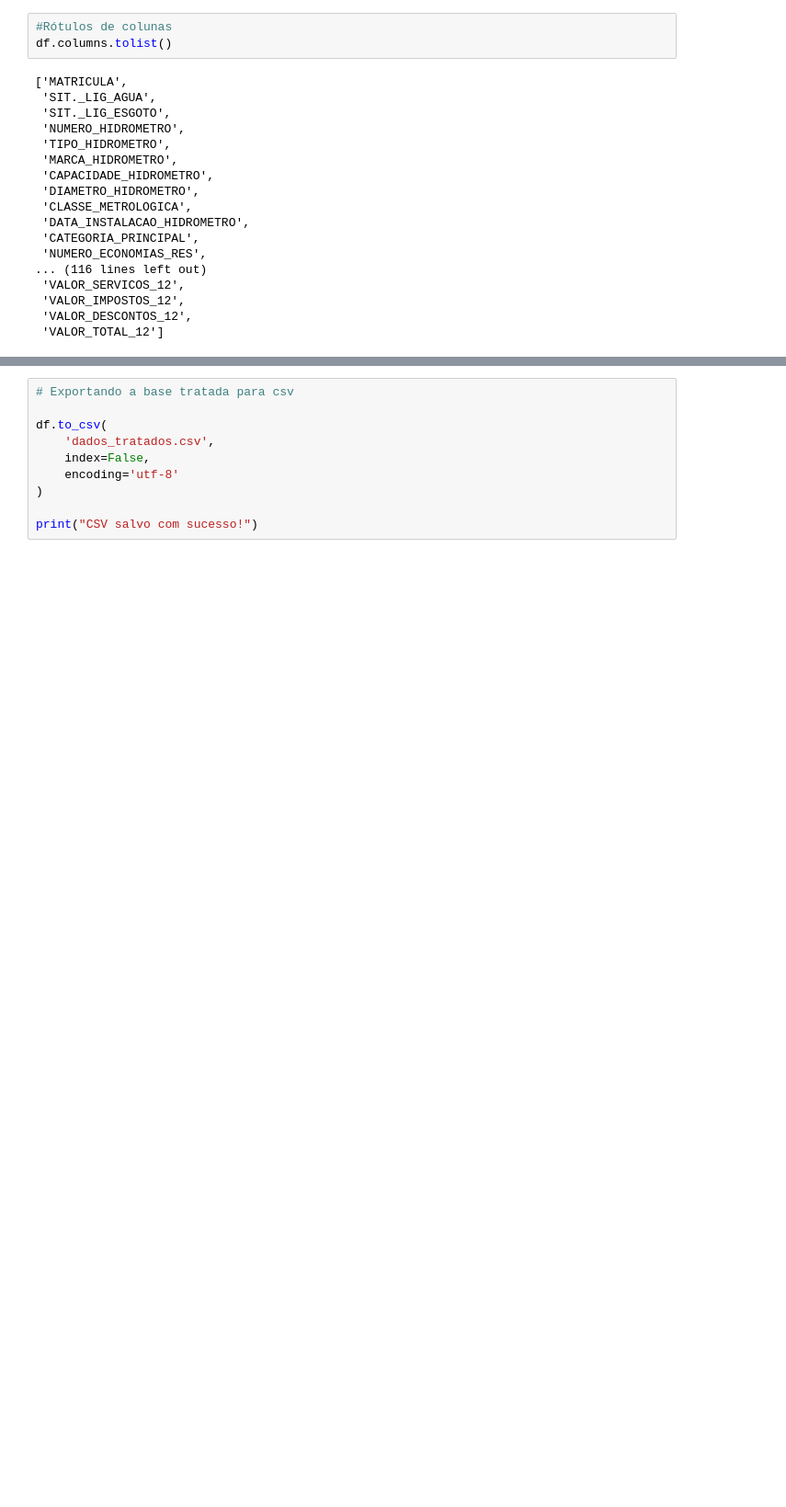
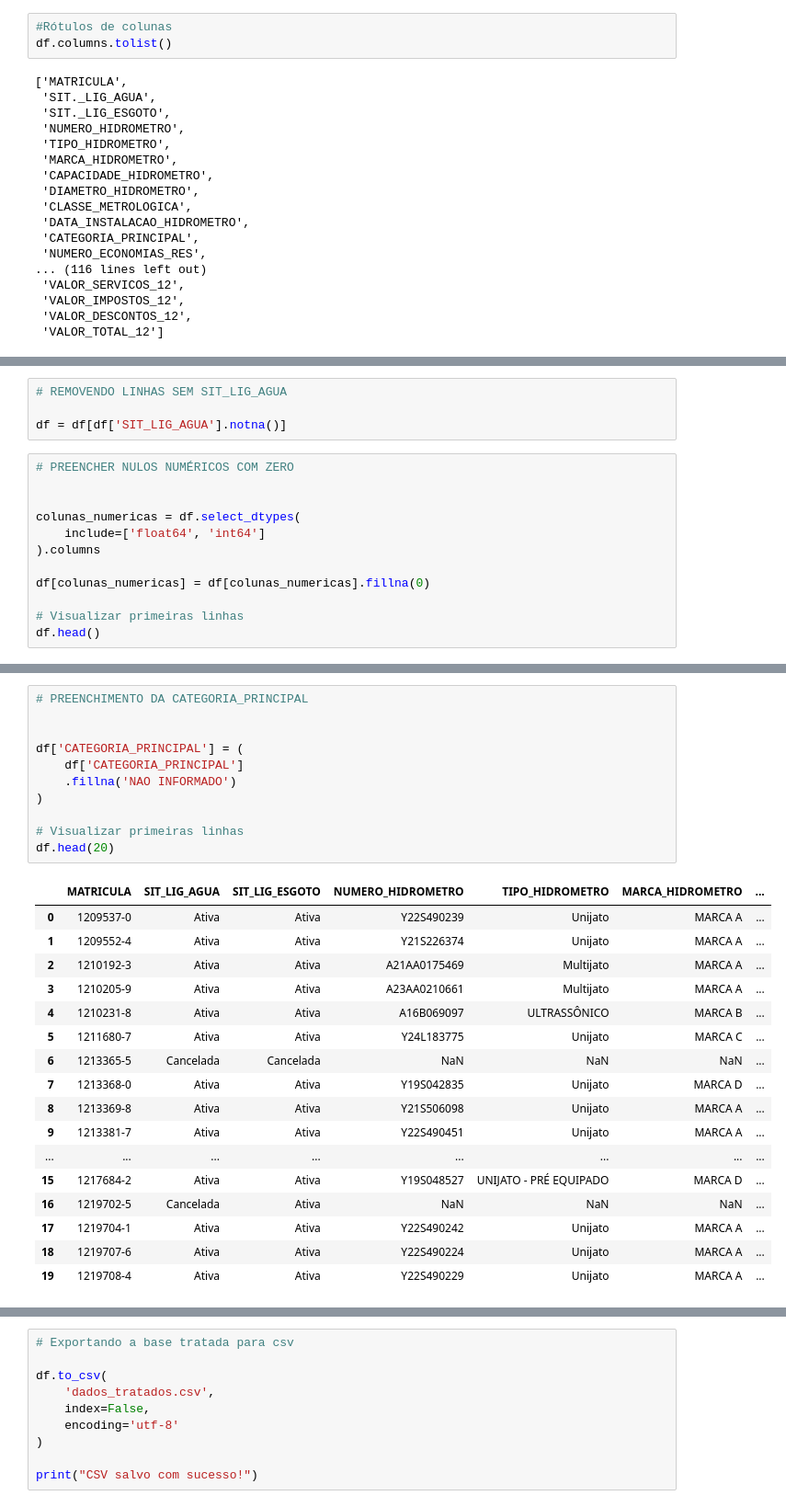
Before and after one commit to elissouza2023/sistema_agua_saneamento, a Jupyter notebook: notebooks/dados_sistema_saneamento.ipynb, the cells around one changed output, grey strips where cells are left out. Shown at 92% size. Cells and saved outputs as stored; diff of their text form; blank space fills up the shorter version.

```diff
--- a/notebooks/dados_sistema_saneamento.ipynb
+++ b/notebooks/dados_sistema_saneamento.ipynb
@@ -119,0 +126,16 @@ dtype: int64
+# %%
+# REMOVENDO LINHAS SEM SIT_LIG_AGUA
+
+df = df[df['SIT_LIG_AGUA'].notna()]
+# %%
+# PREENCHER NULOS NUMÉRICOS COM ZERO
+
+
+colunas_numericas = df.select_dtypes(
+    include=['float64', 'int64']
+).columns
+
+df[colunas_numericas] = df[colunas_numericas].fillna(0)
+
+# Visualizar primeiras linhas
+df.head()
@@ -119,0 +149,29 @@ dtype: int64
+# %%
+# PREENCHIMENTO DA CATEGORIA_PRINCIPAL
+
+
+df['CATEGORIA_PRINCIPAL'] = (
+    df['CATEGORIA_PRINCIPAL']
+    .fillna('NAO INFORMADO')
+)
+
+# Visualizar primeiras linhas
+df.head(20)
+# %% [output]
+|  | MATRICULA | SIT_LIG_AGUA | SIT_LIG_ESGOTO | NUMERO_HIDROMETRO | TIPO_HIDROMETRO | MARCA_HIDROMETRO | ... |
+| 0 | 1209537-0 | Ativa | Ativa | Y22S490239 | Unijato | MARCA A | ... |
+| 1 | 1209552-4 | Ativa | Ativa | Y21S226374 | Unijato | MARCA A | ... |
+| 2 | 1210192-3 | Ativa | Ativa | A21AA0175469 | Multijato | MARCA A | ... |
+| 3 | 1210205-9 | Ativa | Ativa | A23AA0210661 | Multijato | MARCA A | ... |
+| 4 | 1210231-8 | Ativa | Ativa | A16B069097 | ULTRASSÔNICO | MARCA B | ... |
+| 5 | 1211680-7 | Ativa | Ativa | Y24L183775 | Unijato | MARCA C | ... |
+| 6 | 1213365-5 | Cancelada | Cancelada | NaN | NaN | NaN | ... |
+| 7 | 1213368-0 | Ativa | Ativa | Y19S042835 | Unijato | MARCA D | ... |
+| 8 | 1213369-8 | Ativa | Ativa | Y21S506098 | Unijato | MARCA A | ... |
+| 9 | 1213381-7 | Ativa | Ativa | Y22S490451 | Unijato | MARCA A | ... |
+| ... | ... | ... | ... | ... | ... | ... | ... |
+| 15 | 1217684-2 | Ativa | Ativa | Y19S048527 | UNIJATO - PRÉ EQUIPADO | MARCA D | ... |
+| 16 | 1219702-5 | Cancelada | Ativa | NaN | NaN | NaN | ... |
+| 17 | 1219704-1 | Ativa | Ativa | Y22S490242 | Unijato | MARCA A | ... |
+| 18 | 1219707-6 | Ativa | Ativa | Y22S490224 | Unijato | MARCA A | ... |
+| 19 | 1219708-4 | Ativa | Ativa | Y22S490229 | Unijato | MARCA A | ... |
```
Also changed, not shown: parts of 29 cells of this notebook, 1 other file.
